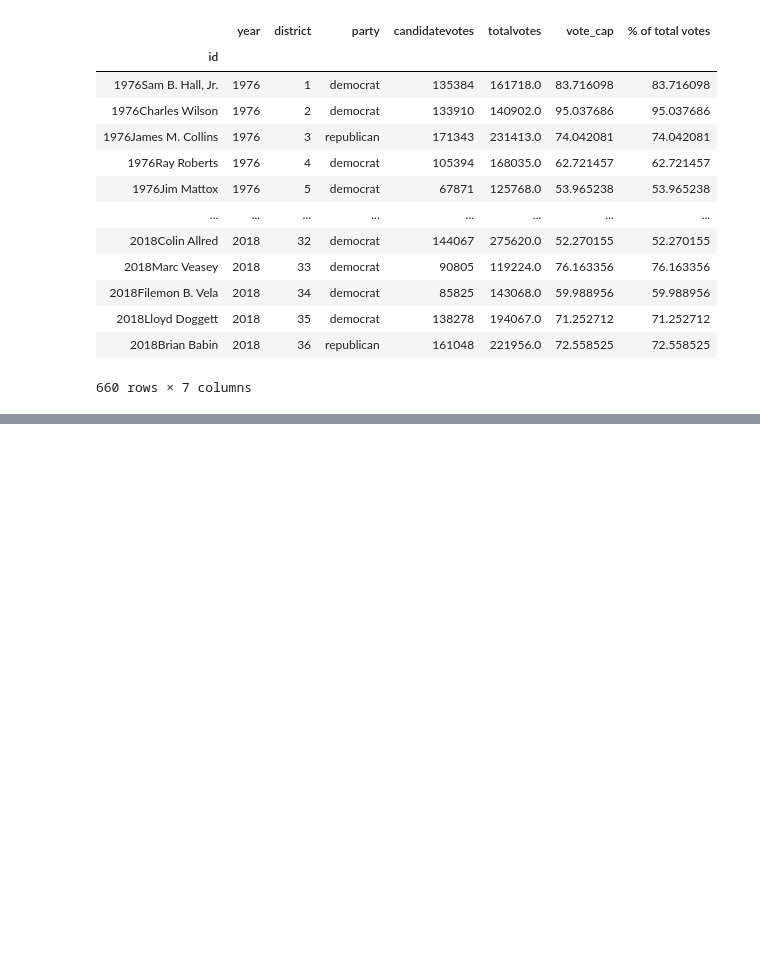
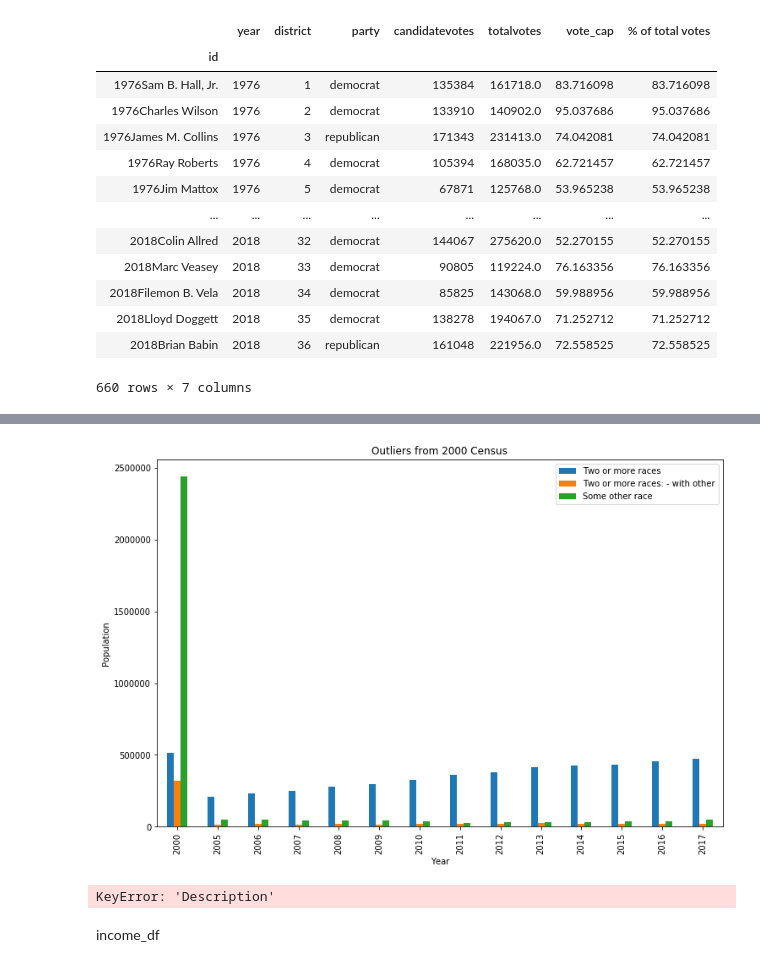
Before and after one commit to snarkers/Group-Project-1, a Jupyter notebook: Voting Data Plots.ipynb, the cells around one changed output, grey strips where cells are left out. Saved outputs shown, nothing was run; the diff lists cells and outputs as text; code cells hidden in the pictures; blank space fills up the shorter version.

```diff
--- a/Voting Data Plots.ipynb
+++ b/Voting Data Plots.ipynb
@@ -168,0 +203,14 @@ fig.tight_layout()
+# %%
+path2 = "C:/users/samhr/classwork/Group Project 1/TotalDemographics.csv"
+df_demo = pd.read_csv(path2, encoding = "ISO-8859-1")
+df_demo = df_demo.drop(["Estimate; Hispanic or Latino: - American Indian and Alaska Native alone",
+"Estimate; Hispanic or Latino: - Asian alone",
+"Estimate; Hispanic or Latino: - Black or African American alone",
+"Estimate; Hispanic or Latino: - Native Hawaiian and Other Pacific Islander alone",
+"Estimate; Hispanic or Latino: - Some other race alone",
+"Estimate; Hispanic or Latino: - Two or more races:",
+"Estimate; Hispanic or Latino: - Two or more races: - Two races excluding Some other race, and three or more races",
+              "Estimate; Hispanic or Latino: - Two or more races: - Two races including Some other race",
+"Estimate; Hispanic or Latino: - White alone",
+"Estimate; Not Hispanic or Latino:",
+       ], axis = 1)
@@ -168,0 +252,7 @@ fig.tight_layout()
+# %%
+state_df[["Two or more races", "Two or more races: - with other", "Some other race"]].plot(kind = "bar")
+plt.title("Outliers from 2000 Census")
+plt.ylabel("Population")
+plt.savefig("outliers.png")
+# %% [output]
+[figure, added]
@@ -168,0 +266,5 @@ fig.tight_layout()
+# %%
+income_df = df_income.loc[df["Description"] == "Per capita personal income (dollars) 2/"]
+income_df = income_df.set_index("GeoName")
+# %% [output]
+KeyError: 'Description'
@@ -168,0 +273,2 @@ fig.tight_layout()
+# %% [markdown]
+income_df
```
Also changed, not shown: parts of 17 cells of this notebook, 1 other file.
